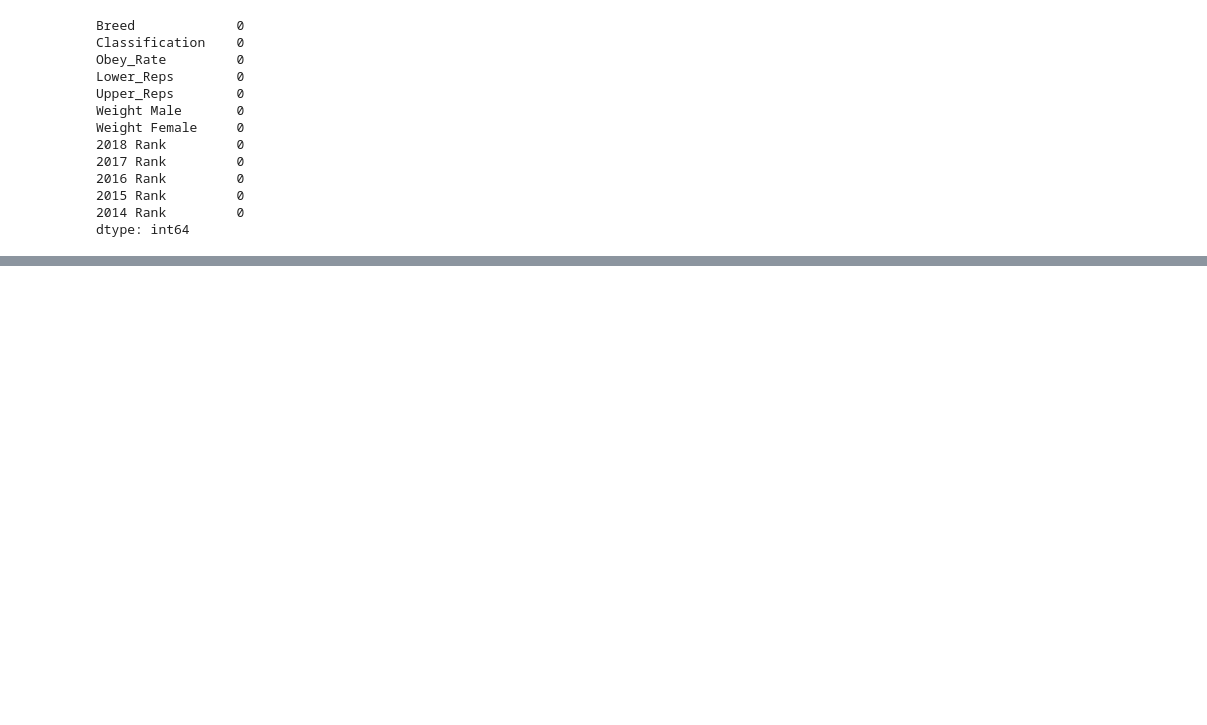
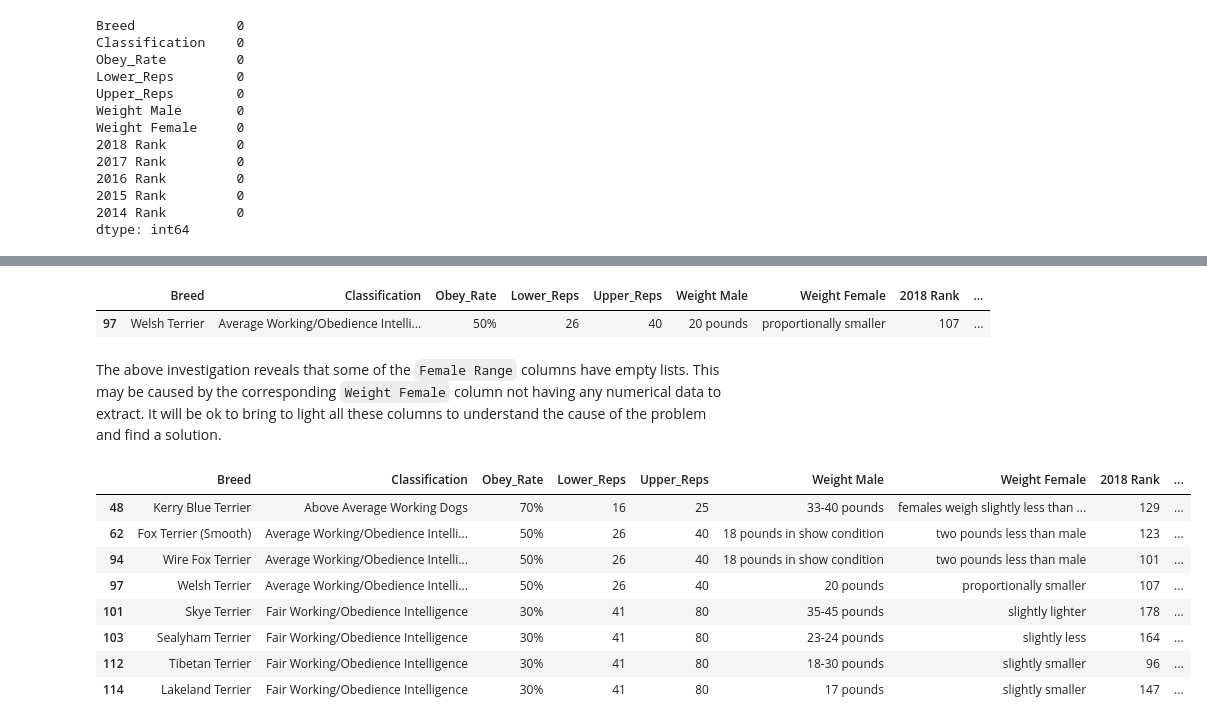
Before and after one commit to joeelorm/PortfolioProjects, a Jupyter notebook: Intelligence, size and popularity of dogs/Intelligence, size and popularity of dog breeds.ipynb, the cells around one changed output, grey strips where cells are left out. Drawn from its saved outputs; the diff is of its cells as text; code cells hidden in the pictures; blank space fills up the shorter version.

Commit message:
Data completely merged and cleaned

```diff
--- a/Intelligence, size and popularity of dogs/Intelligence, size and popularity of dog breeds.ipynb
+++ b/Intelligence, size and popularity of dogs/Intelligence, size and popularity of dog breeds.ipynb
@@ -639,7 +649,7 @@ import re
 final_data['Male Range'] = final_data.apply(lambda row: re.findall(r'\b\d+\b', row['Weight Male']), axis = 1)
 
 #For Weight Female
-final_data['Female Range'] = data.apply(lambda row: re.findall(r'\b\d+\b', row['Weight Female']), axis = 1)
+final_data['Female Range'] = final_data.apply(lambda row: re.findall(r'\b\d+\b', row['Weight Female']), axis = 1)
 
 #Verify changes
 final_data.head(3)
@@ -647,0 +661,12 @@ NameError: name 'data' is not defined
+# %%
+#Make values in the Male Range and Female Range columns integers
+final_data['Male Range'] = final_data.apply(lambda row: [int(x) for x in row['Male Range']], axis = 1)
+final_data['Female Range'] = final_data.apply(lambda row: [int(x) for x in row['Female Range']], axis = 1)
+
+
+#Creating the average weight columns
+final_data['Male Average'] = final_data.apply(lambda row: (row['Male Range'][0] + row['Male Range'][1])/2 \
+                                       if len(row['Male Range']) >= 2 else row['Male Range'][0], axis = 1)
+
+# final_data['Female Average'] = final_data.apply(lambda row: (row['Female Range'][0] + row['Female Range'][1])/2 \
+#                                        if len(row['Female Range']) >= 2 else row['Female Range'][0], axis = 1)
@@ -647,0 +703,20 @@ NameError: name 'data' is not defined
+# %%
+final_data[final_data.index.isin([97])]
+# %% [output]
+|  | Breed | Classification | Obey_Rate | Lower_Reps | Upper_Reps | Weight Male | Weight Female | 2018 Rank | ... |
+| 97 | Welsh Terrier | Average Working/Obedience Intelli... | 50% | 26 | 40 | 20 pounds | proportionally smaller | 107 | ... |
+# %% [markdown]
+The above investigation reveals that some of the `Female Range` columns have empty lists. This may be caused by the corresponding `Weight Female` column not having any numerical data to extract. It will be ok to bring to light all these columns to understand the cause of the problem and find a solution.
+# %%
+#Retrieving rows with empty lists as Female Range
+final_data[final_data.apply(lambda row: len(row['Female Range']) == 0, axis = 1)]
+# %% [output]
+|  | Breed | Classification | Obey_Rate | Lower_Reps | Upper_Reps | Weight Male | Weight Female | 2018 Rank | ... |
+| 48 | Kerry Blue Terrier | Above Average Working Dogs | 70% | 16 | 25 | 33-40 pounds | females weigh slightly less than ... | 129 | ... |
+| 62 | Fox Terrier (Smooth) | Average Working/Obedience Intelli... | 50% | 26 | 40 | 18 pounds in show condition | two pounds less than male | 123 | ... |
+| 94 | Wire Fox Terrier | Average Working/Obedience Intelli... | 50% | 26 | 40 | 18 pounds in show condition | two pounds less than male | 101 | ... |
+| 97 | Welsh Terrier | Average Working/Obedience Intelli... | 50% | 26 | 40 | 20 pounds | proportionally smaller | 107 | ... |
+| 101 | Skye Terrier | Fair Working/Obedience Intelligence | 30% | 41 | 80 | 35-45 pounds | slightly lighter | 178 | ... |
+| 103 | Sealyham Terrier | Fair Working/Obedience Intelligence | 30% | 41 | 80 | 23-24 pounds | slightly less | 164 | ... |
+| 112 | Tibetan Terrier | Fair Working/Obedience Intelligence | 30% | 41 | 80 | 18-30 pounds | slightly smaller | 96 | ... |
+| 114 | Lakeland Terrier | Fair Working/Obedience Intelligence | 30% | 41 | 80 | 17 pounds | slightly smaller | 147 | ... |
```
Also changed, not shown: parts of 20 cells of this notebook.
